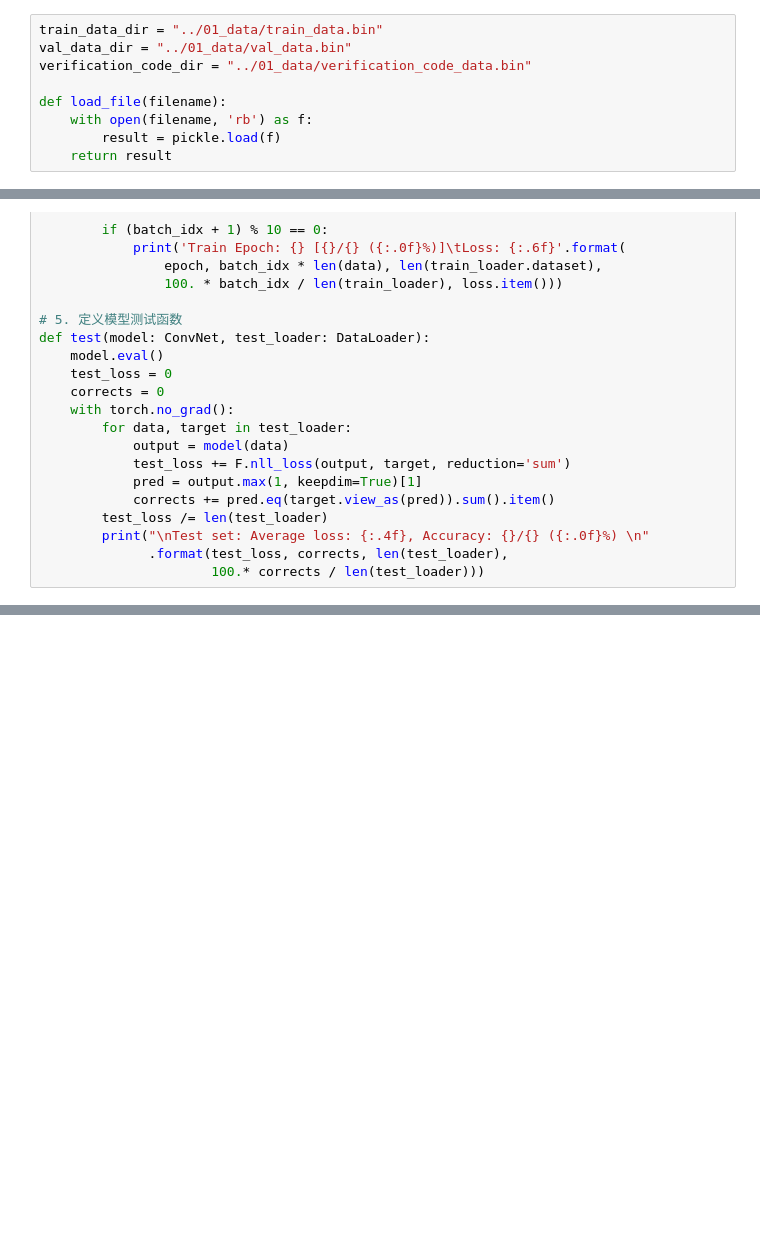
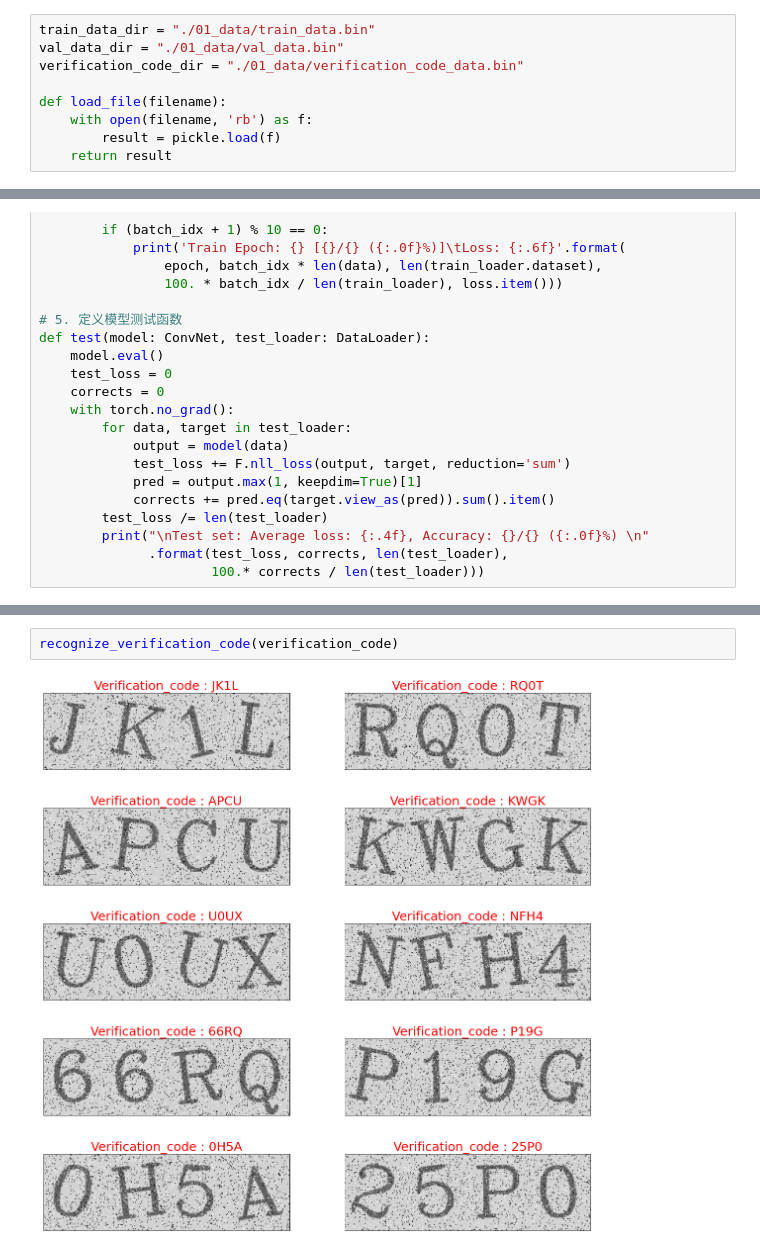
Before and after one commit to happiless/God-Of-AI, a Jupyter notebook: com/happiless/02_ai_core/03_深度学习/04_CNN/03_homework_验证码识别.ipynb, the cells around one changed output, grey strips where cells are left out. Saved outputs shown, nothing was run; the diff lists cells and outputs as text; blank space fills up the shorter version.

```diff
--- a/com/happiless/02_ai_core/03_深度学习/04_CNN/03_homework_验证码识别.ipynb
+++ b/com/happiless/02_ai_core/03_深度学习/04_CNN/03_homework_验证码识别.ipynb
@@ -15,9 +15,9 @@ from torch.utils.data import Dataset, DataLoader
 import torchvision
 from torchvision import transforms
 # %%
-train_data_dir = "../01_data/train_data.bin"
-val_data_dir = "../01_data/val_data.bin"
-verification_code_dir = "../01_data/verification_code_data.bin"
+train_data_dir = "./01_data/train_data.bin"
+val_data_dir = "./01_data/val_data.bin"
+verification_code_dir = "./01_data/verification_code_data.bin"
 
 def load_file(filename):
     with open(filename, 'rb') as f:
@@ -198,3 +213,7 @@ def recognize_verification_code(verification_code_data):
         plt.xticks([])
         plt.yticks([])
     plt.show()
+# %%
+recognize_verification_code(verification_code)
+# %% [output]
+[figure, added]
```
Also changed, not shown: parts of 5 cells of this notebook, 6 other files.
